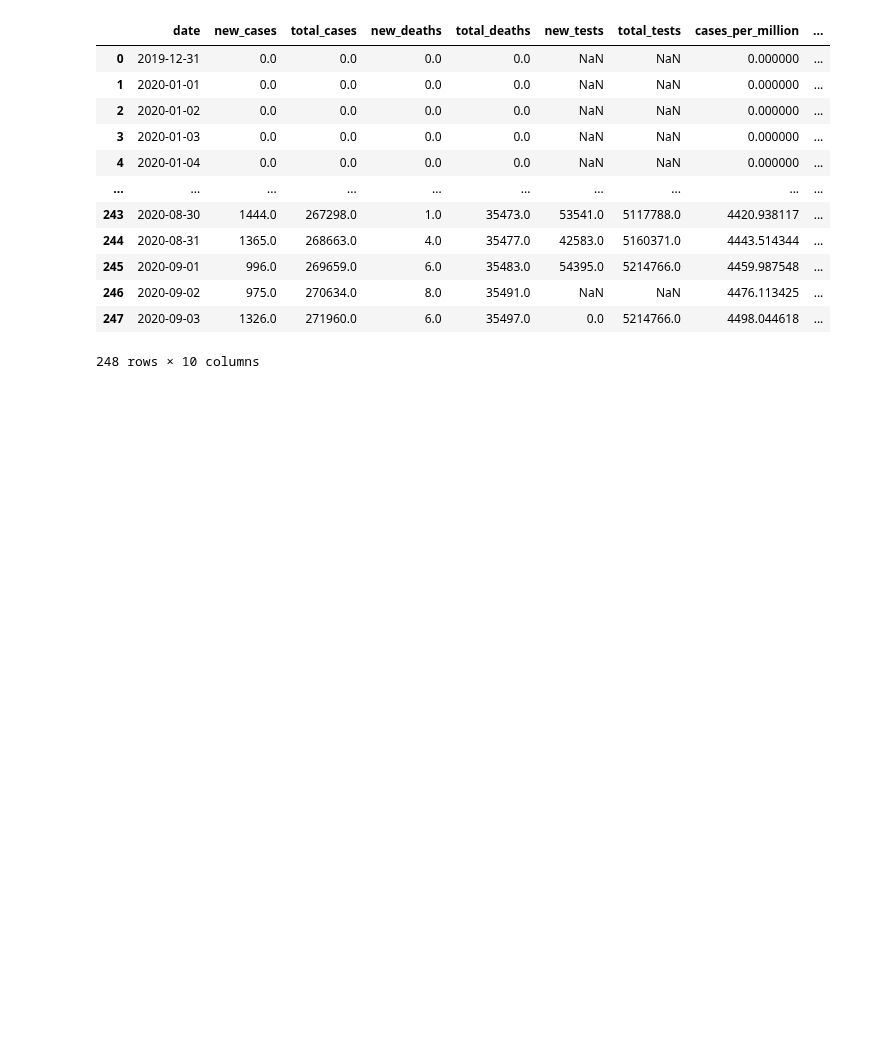
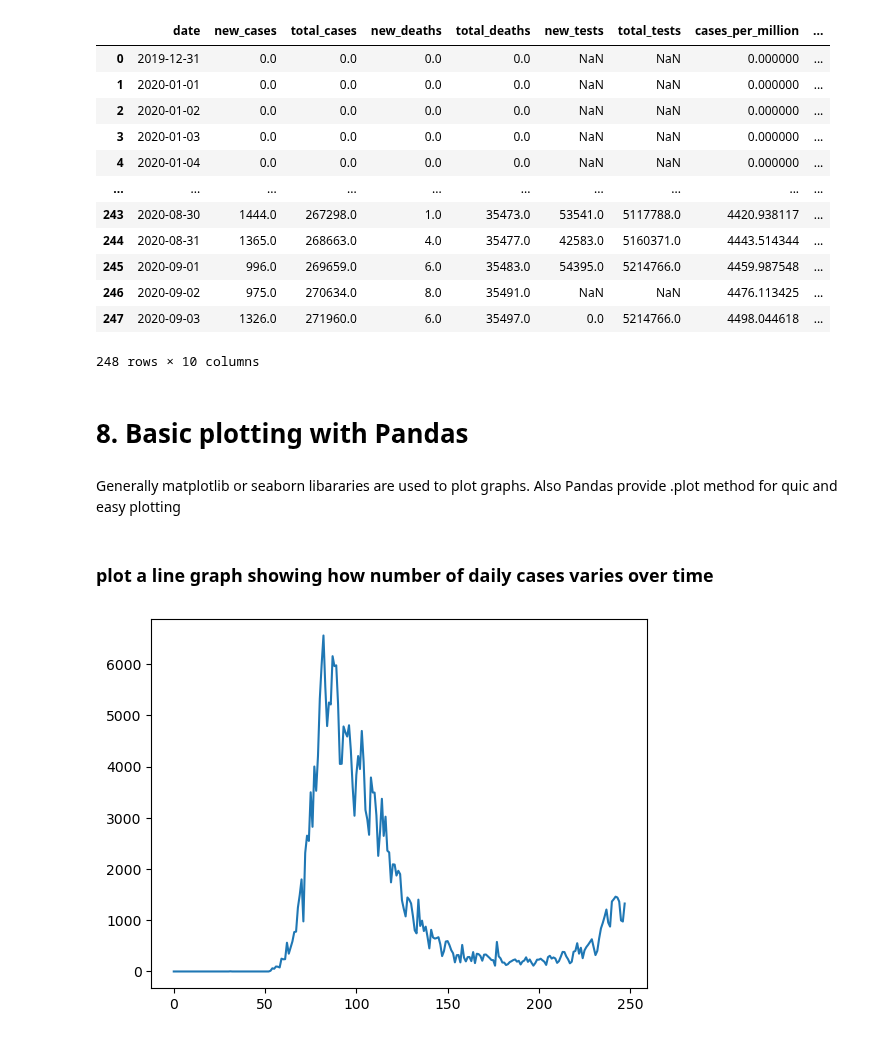
Before and after one commit to S827/Data-Science, a Jupyter notebook: Py Libraries/Pandas/python-pandas-data-analysis.ipynb, the cells around one changed output. Saved outputs shown, nothing was run; the diff lists cells and outputs as text; code cells hidden in the pictures; blank space fills up the shorter version.

Commit message:
plotting with pandas

```diff
--- a/Py Libraries/Pandas/python-pandas-data-analysis.ipynb
+++ b/Py Libraries/Pandas/python-pandas-data-analysis.ipynb
@@ -1423,3 +1411,13 @@ result_df
 248 rows × 10 columns
 # %%
 result_df.to_csv('results.csv', index=None)
+# %% [markdown]
+# 8. Basic plotting with Pandas
+# %% [markdown]
+Generally matplotlib or seaborn libararies are used to plot graphs. Also Pandas provide .plot method for quic and easy plotting
+# %% [markdown]
+### plot a line graph showing how number of daily cases varies over time
+# %%
+result_df.new_cases.plot();
+# %% [output]
+[figure, added]
```
Also changed, not shown: parts of 29 cells of this notebook.
